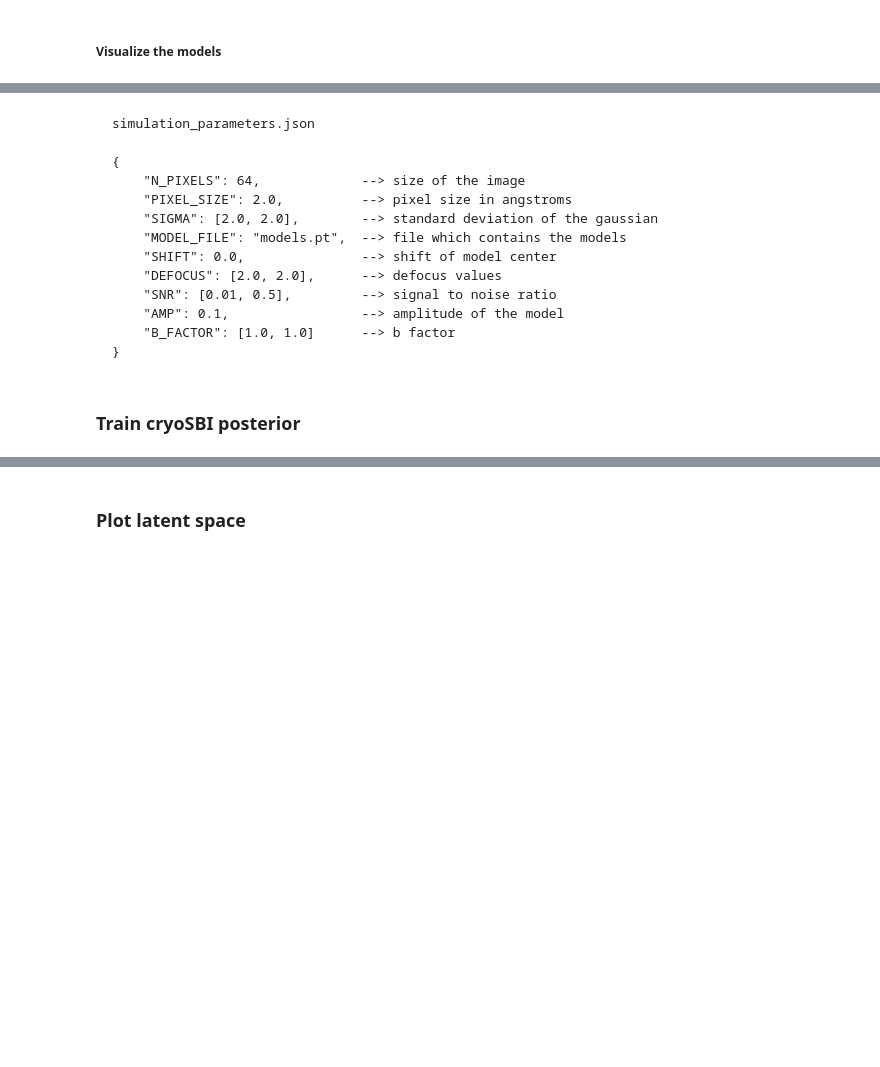
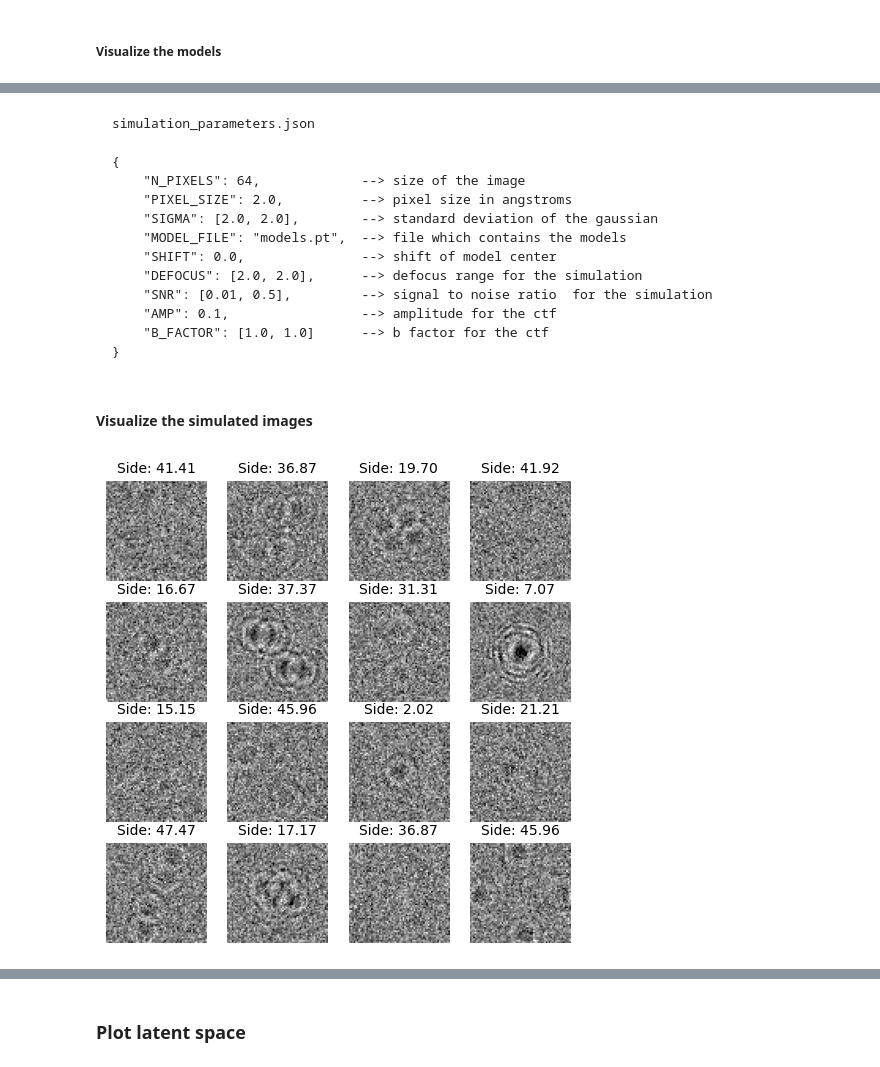
Before and after one commit to flatironinstitute/cryoSBI, a Jupyter notebook: tutorials/tutorial.ipynb, the cells around one changed output, grey strips where cells are left out. Cells and saved outputs as stored; diff of their text form; code cells hidden in the pictures; blank space fills up the shorter version.

````diff
--- a/tutorials/tutorial.ipynb
+++ b/tutorials/tutorial.ipynb
@@ -56,10 +74,10 @@ simulation_parameters.json
     "SIGMA": [2.0, 2.0],        --> standard deviation of the gaussian
     "MODEL_FILE": "models.pt",  --> file which contains the models
     "SHIFT": 0.0,               --> shift of model center
-    "DEFOCUS": [2.0, 2.0],      --> defocus values
-    "SNR": [0.01, 0.5],         --> signal to noise ratio
-    "AMP": 0.1,                 --> amplitude of the model
-    "B_FACTOR": [1.0, 1.0]      --> b factor
+    "DEFOCUS": [2.0, 2.0],      --> defocus range for the simulation
+    "SNR": [0.01, 0.5],         --> signal to noise ratio  for the simulation
+    "AMP": 0.1,                 --> amplitude for the ctf
+    "B_FACTOR": [1.0, 1.0]      --> b factor for the ctf
 }
 ```
 # %%
@@ -72,8 +90,10 @@ snr = parameters[-1]
+# %% [markdown]
+#### Visualize the simulated images
 # %%
-fig, axes = plt.subplots(5, 5, figsize=(10, 10))
+fig, axes = plt.subplots(4, 4, figsize=(6, 6))
 for idx, ax in enumerate(axes.flatten()):
     ax.imshow(images[idx], vmin=-3, vmax=3, cmap="gray")
-    ax.set_title(f"Distance: {distance_centers[dist[idx].round().long()].item():.2f}")
+    ax.set_title(f"Side: {side_lengths[dist[idx].round().long()].item():.2f}", fontsize=10)
     ax.axis("off")
+# %% [output]
+[figure, added]
-# %% [markdown]
-### Train cryoSBI posterior
````
Also changed, not shown: parts of 23 cells of this notebook, 2 other files.
